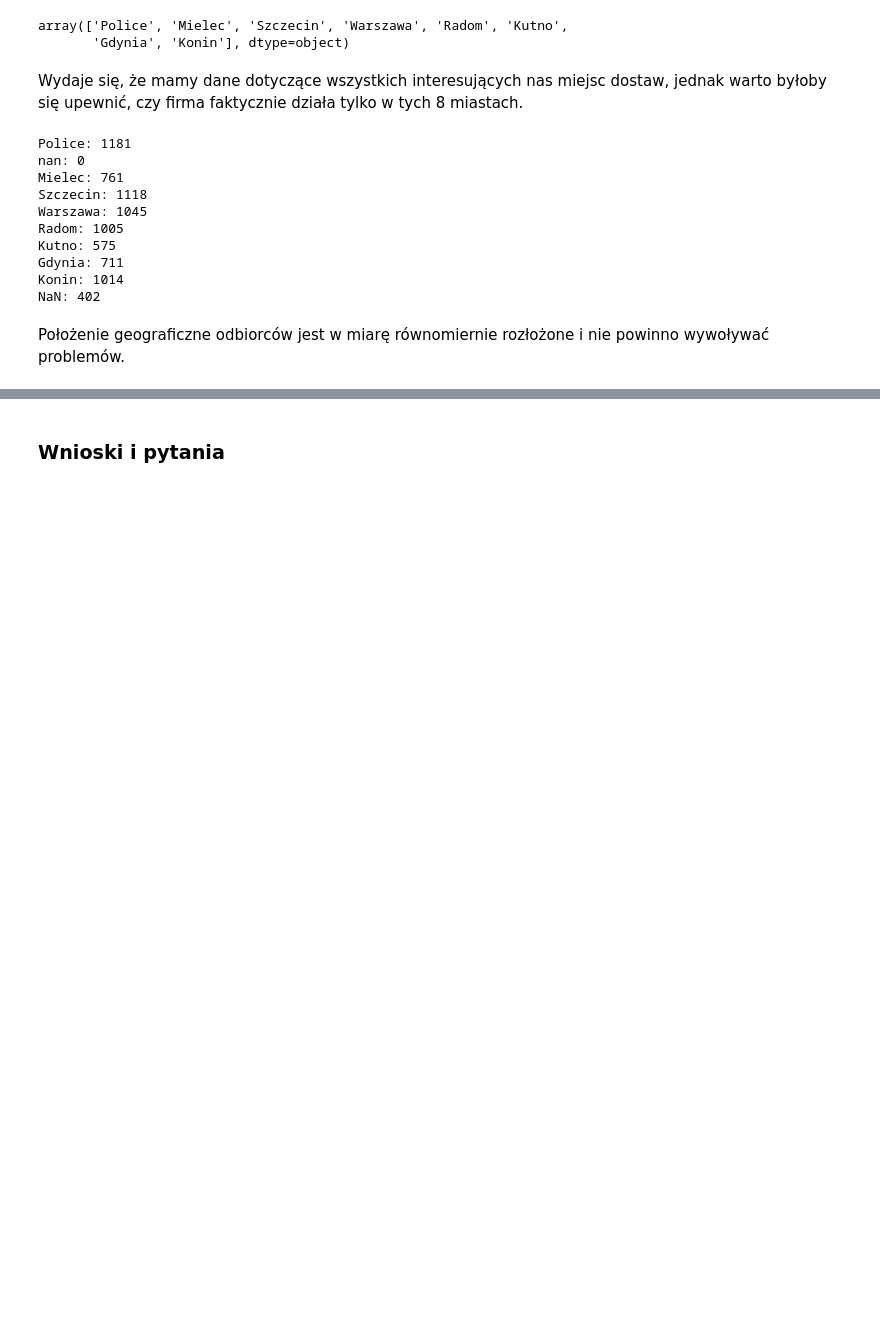
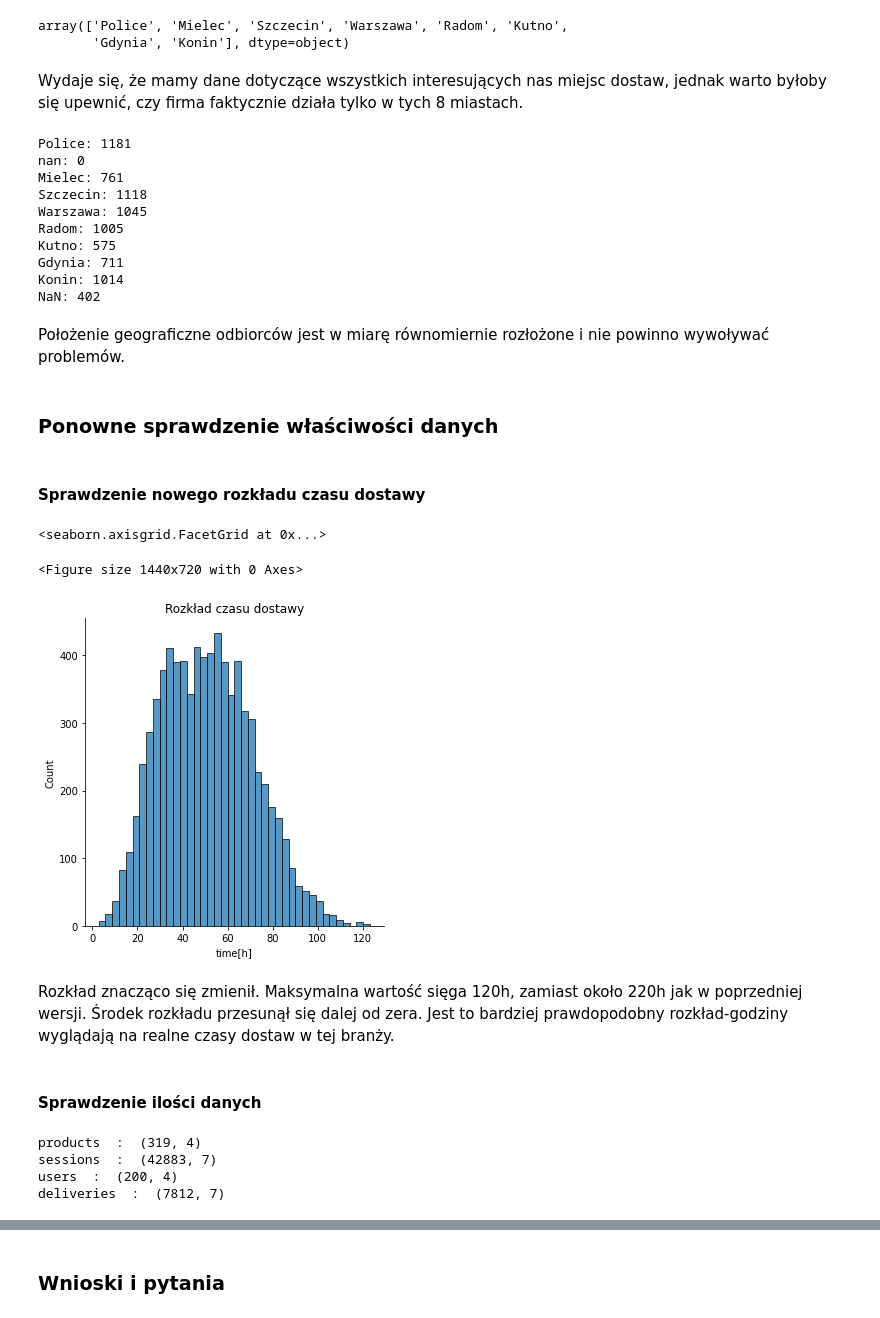
Before and after one commit to RafalUzarowicz/IUM, a Jupyter notebook: etap1.ipynb, the cells around one changed output, grey strips where cells are left out. Saved outputs shown, nothing was run; the diff lists cells and outputs as text; code cells hidden in the pictures; blank space fills up the shorter version.

```diff
--- a/etap1.ipynb
+++ b/etap1.ipynb
@@ -585,3 +570,28 @@ Konin: 1014
 NaN: 402
 # %% [markdown]
 Położenie geograficzne odbiorców jest w miarę równomiernie rozłożone i nie powinno wywoływać problemów.
+# %% [markdown]
+### Ponowne sprawdzenie właściwości danych
+# %% [markdown]
+#### Sprawdzenie nowego rozkładu czasu dostawy
+# %%
+plt.figure(figsize=(20,10))
+sns.displot(preped["time[h]"]).set(title="Rozkład czasu dostawy")
+# %% [output]
+<seaborn.axisgrid.FacetGrid at 0x...>
+<Figure size 1440x720 with 0 Axes>
+[figure, added]
+# %% [markdown]
+Rozkład znacząco się zmienił. Maksymalna wartość sięga 120h, zamiast około 220h jak w poprzedniej wersji.
+Środek rozkładu przesunął się dalej od zera. Jest to bardziej prawdopodobny rozkład-godziny wyglądają na realne czasy
+dostaw w tej branży.
+# %% [markdown]
+#### Sprawdzenie ilości danych
+# %%
+for key, value in data_v2.items():
+    print(key, " : ", value.shape)
+# %% [output]
+products  :  (319, 4)
+sessions  :  (42883, 7)
+users  :  (200, 4)
+deliveries  :  (7812, 7)
```
Also changed, not shown: parts of 19 cells of this notebook.
